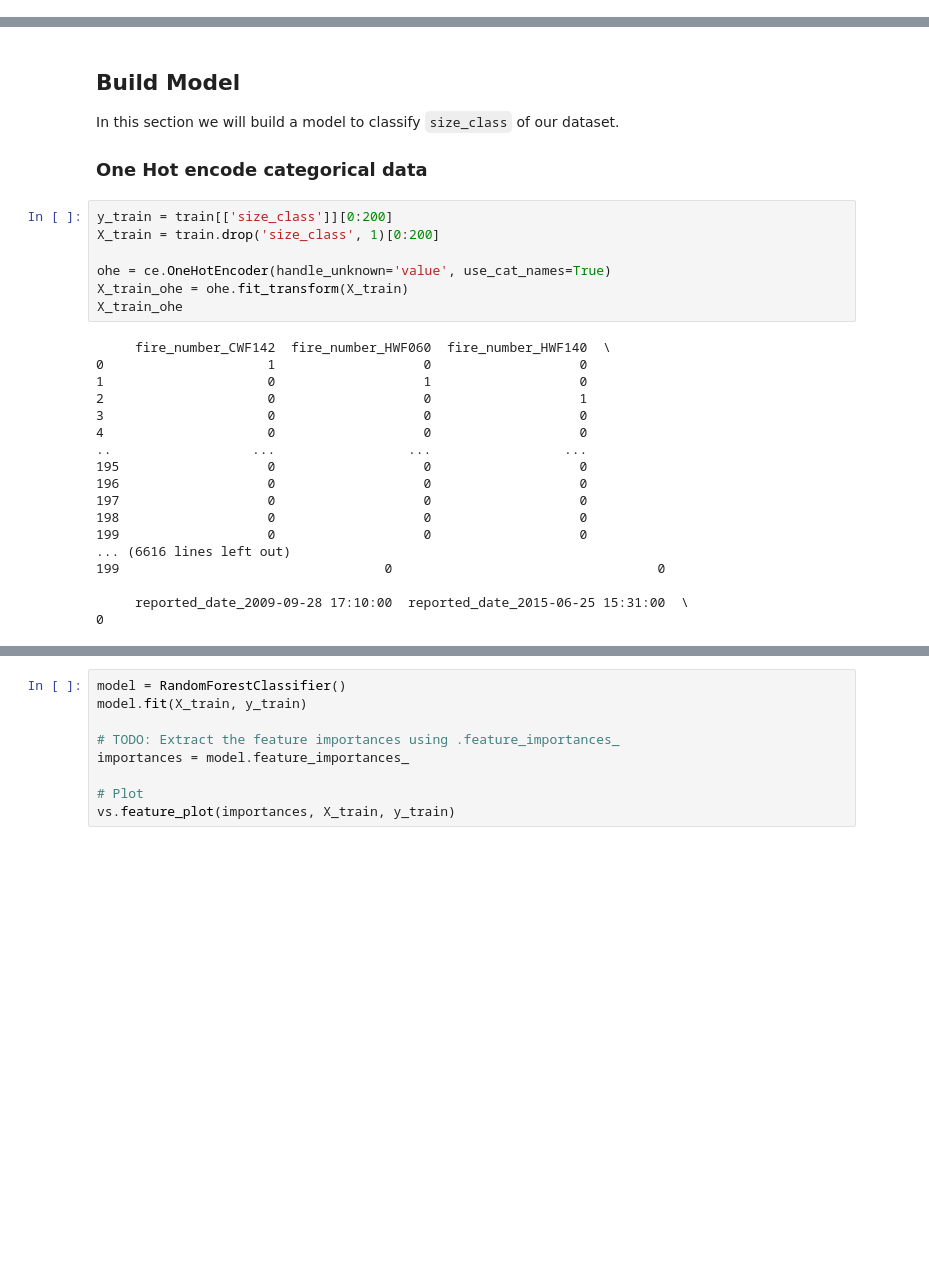
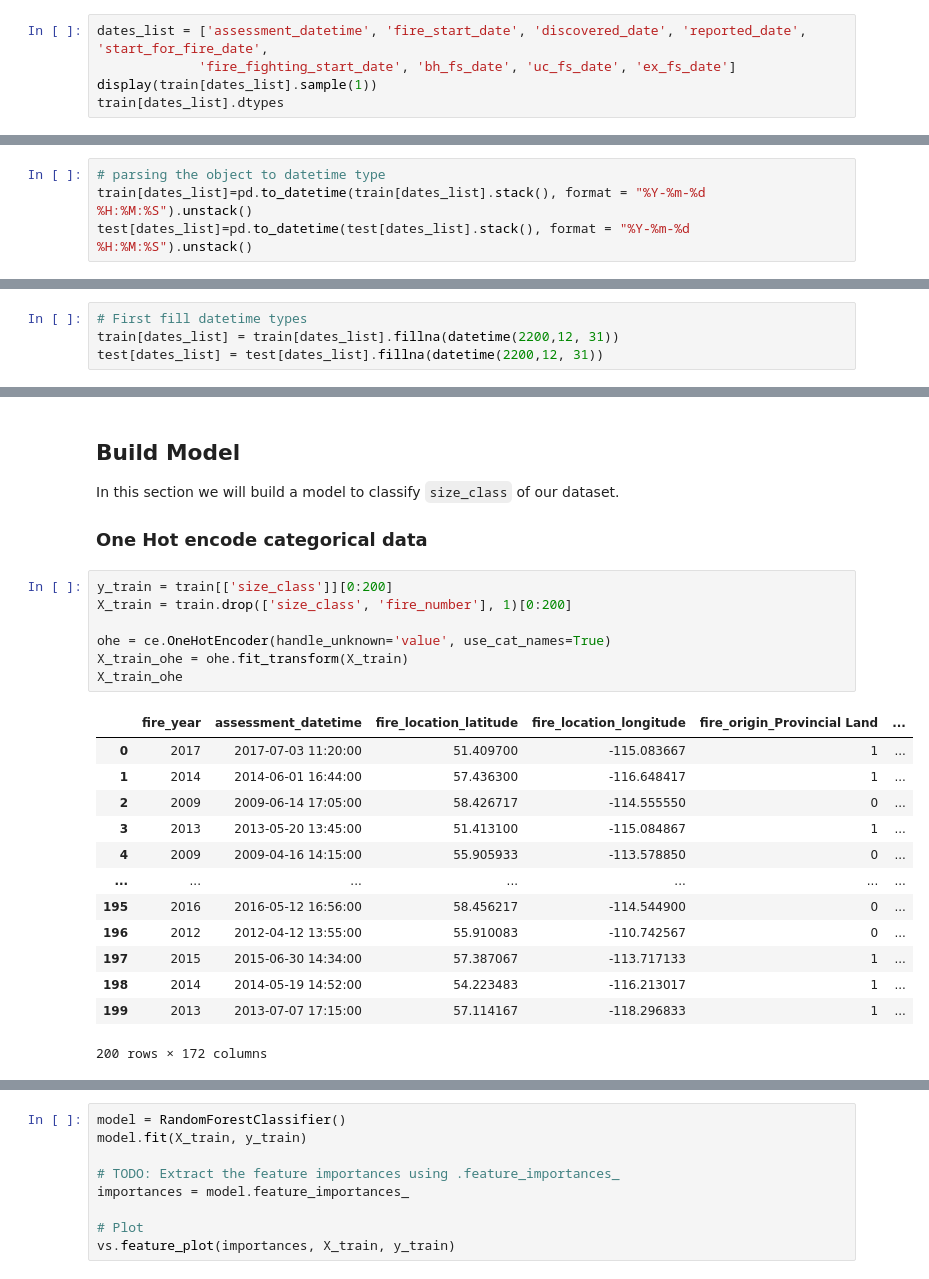
Before and after one commit to CheloGE/CARINO-wildfire_size_prediction, a Jupyter notebook: Wildfire_size_prediction.ipynb, the cells around one changed output, grey strips where cells are left out. Cells and saved outputs as stored; diff of their text form; blank space fills up the shorter version.

Commit message:
Parsing datetimes datatype

```diff
--- a/Wildfire_size_prediction.ipynb
+++ b/Wildfire_size_prediction.ipynb
@@ -101,0 +125,5 @@ That will mean that we have 5 classes to predict. In fact in the dataset informa
+# %%
+dates_list = ['assessment_datetime', 'fire_start_date', 'discovered_date', 'reported_date', 'start_for_fire_date',
+             'fire_fighting_start_date', 'bh_fs_date', 'uc_fs_date', 'ex_fs_date']
+display(train[dates_list].sample(1))
+train[dates_list].dtypes
@@ -101,0 +146,4 @@ That will mean that we have 5 classes to predict. In fact in the dataset informa
+# %%
+# parsing the object to datetime type
+train[dates_list]=pd.to_datetime(train[dates_list].stack(), format = "%Y-%m-%d %H:%M:%S").unstack()
+test[dates_list]=pd.to_datetime(test[dates_list].stack(), format = "%Y-%m-%d %H:%M:%S").unstack()
@@ -166,4 +228,8 @@ plt.show()
 
 #### Cleaning data
 Since all of the features that contain null values are categorical, we will proceed to change the `NaN` to `unknown`
+# %%
+# First fill datetime types
+train[dates_list] = train[dates_list].fillna(datetime(2200,12, 31))
+test[dates_list] = test[dates_list].fillna(datetime(2200,12, 31))
 # %%
@@ -200,26 +267,22 @@ In this section we will build a model to classify `size_class` of our dataset.
 ### One Hot encode categorical data
 # %%
 y_train = train[['size_class']][0:200]
-X_train = train.drop('size_class', 1)[0:200]
+X_train = train.drop(['size_class', 'fire_number'], 1)[0:200]
 
 ohe = ce.OneHotEncoder(handle_unknown='value', use_cat_names=True)
 X_train_ohe = ohe.fit_transform(X_train)
 X_train_ohe
 # %% [output]
+|  | fire_year | assessment_datetime | fire_location_latitude | fire_location_longitude | fire_origin_Provincial Land | ... |
+| 0 | 2017 | 2017-07-03 11:20:00 | 51.409700 | -115.083667 | 1 | ... |
+| 1 | 2014 | 2014-06-01 16:44:00 | 57.436300 | -116.648417 | 1 | ... |
+| 2 | 2009 | 2009-06-14 17:05:00 | 58.426717 | -114.555550 | 0 | ... |
+| 3 | 2013 | 2013-05-20 13:45:00 | 51.413100 | -115.084867 | 1 | ... |
+| 4 | 2009 | 2009-04-16 14:15:00 | 55.905933 | -113.578850 | 0 | ... |
+| ... | ... | ... | ... | ... | ... | ... |
+| 195 | 2016 | 2016-05-12 16:56:00 | 58.456217 | -114.544900 | 0 | ... |
+| 196 | 2012 | 2012-04-12 13:55:00 | 55.910083 | -110.742567 | 0 | ... |
+| 197 | 2015 | 2015-06-30 14:34:00 | 57.387067 | -113.717133 | 1 | ... |
+| 198 | 2014 | 2014-05-19 14:52:00 | 54.223483 | -116.213017 | 1 | ... |
+| 199 | 2013 | 2013-07-07 17:15:00 | 57.114167 | -118.296833 | 1 | ... |
-     fire_number_CWF142  fire_number_HWF060  fire_number_HWF140  \
-0                     1                   0                   0
-1                     0                   1                   0
-2                     0                   0                   1
-3                     0                   0                   0
-4                     0                   0                   0
-..                  ...                 ...                 ...
-195                   0                   0                   0
-196                   0                   0                   0
-197                   0                   0                   0
-198                   0                   0                   0
-199                   0                   0                   0
-... (6616 lines left out)
-199                                  0                                  0
-
-     reported_date_2009-09-28 17:10:00  reported_date_2015-06-25 15:31:00  \
-0
+200 rows × 172 columns
```
Also changed, not shown: parts of 12 cells of this notebook.
